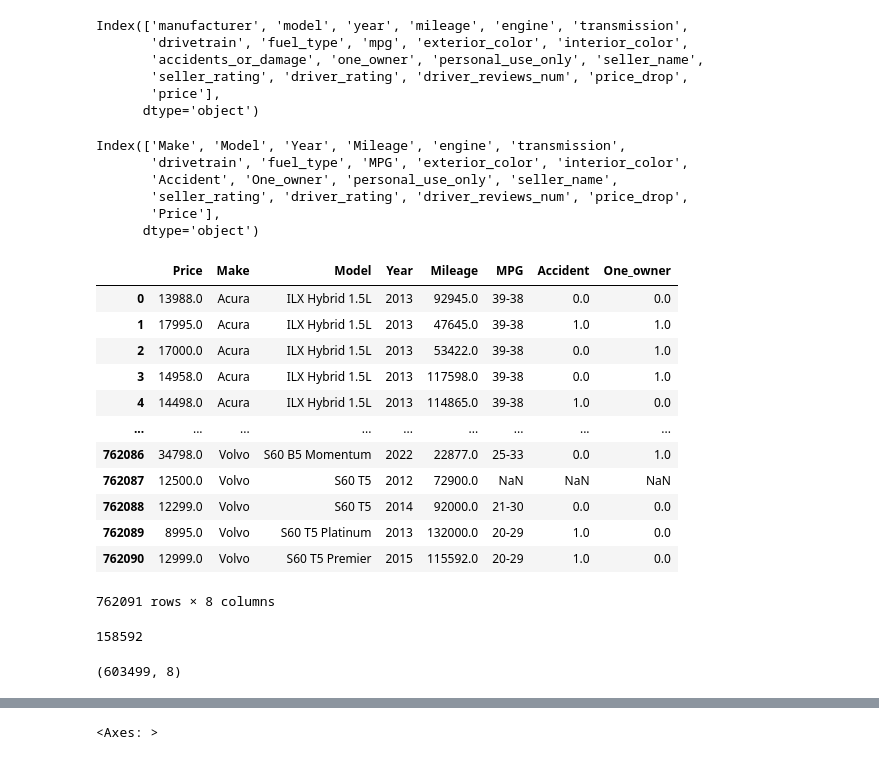
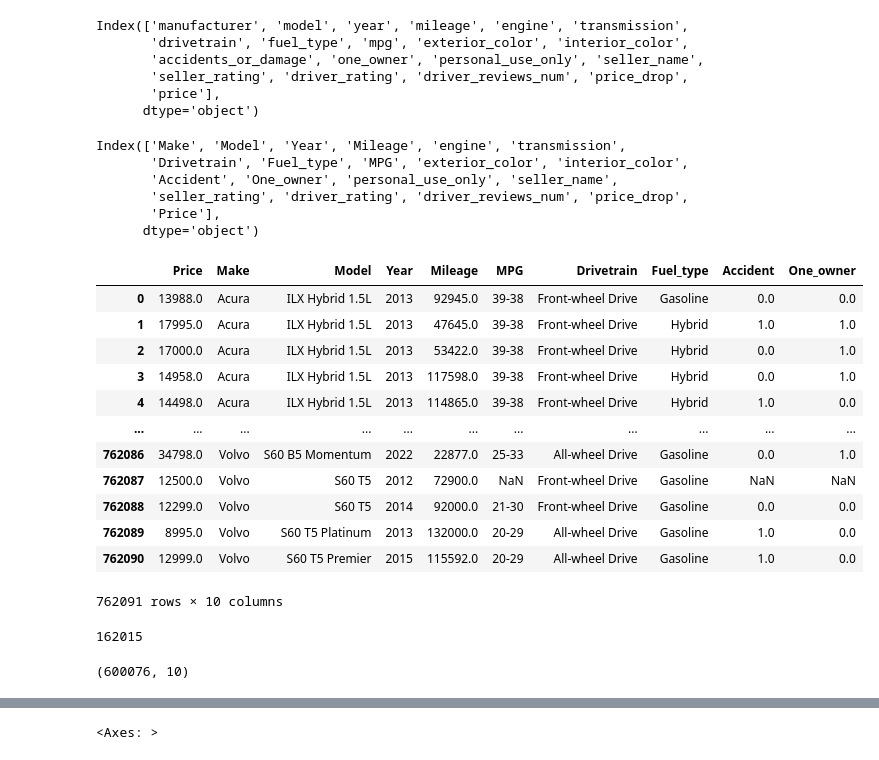
Before and after one commit to hrizwan3/AutoAvenue, a Jupyter notebook: CIS550_EDA.ipynb, the cells around one changed output, grey strips where cells are left out. Cells and saved outputs as stored; diff of their text form; code cells hidden in the pictures.

```diff
--- a/CIS550_EDA.ipynb
+++ b/CIS550_EDA.ipynb
@@ -96,6 +96,8 @@ uc_cols_map = {
     'mileage' : 'Mileage',
     'mpg' : 'MPG',
     'price' : 'Price',
+    'drivetrain' : 'Drivetrain',
+    'fuel_type' : 'Fuel_type',
     'accidents_or_damage': 'Accident',
     'one_owner': 'One_owner'
 }
@@ -103,40 +105,40 @@ uc_df = uc_df.rename(columns=uc_cols_map)
 uc_df.columns
 # %% [output]
 Index(['Make', 'Model', 'Year', 'Mileage', 'engine', 'transmission',
-       'drivetrain', 'fuel_type', 'MPG', 'exterior_color', 'interior_color',
+       'Drivetrain', 'Fuel_type', 'MPG', 'exterior_color', 'interior_color',
        'Accident', 'One_owner', 'personal_use_only', 'seller_name',
        'seller_rating', 'driver_rating', 'driver_reviews_num', 'price_drop',
        'Price'],
       dtype='object')
 # %%
-uc_cols = ['Price', 'Make', 'Model', 'Year', 'Mileage', 'MPG', 'Accident', 'One_owner']
+uc_cols = ['Price', 'Make', 'Model', 'Year', 'Mileage', 'MPG', 'Drivetrain', 'Fuel_type','Accident', 'One_owner']
 uc_df = uc_df[uc_cols]
 uc_df
 # %% [output]
-|  | Price | Make | Model | Year | Mileage | MPG | Accident | One_owner |
-| 0 | 13988.0 | Acura | ILX Hybrid 1.5L | 2013 | 92945.0 | 39-38 | 0.0 | 0.0 |
-| 1 | 17995.0 | Acura | ILX Hybrid 1.5L | 2013 | 47645.0 | 39-38 | 1.0 | 1.0 |
-| 2 | 17000.0 | Acura | ILX Hybrid 1.5L | 2013 | 53422.0 | 39-38 | 0.0 | 1.0 |
-| 3 | 14958.0 | Acura | ILX Hybrid 1.5L | 2013 | 117598.0 | 39-38 | 0.0 | 1.0 |
-| 4 | 14498.0 | Acura | ILX Hybrid 1.5L | 2013 | 114865.0 | 39-38 | 1.0 | 0.0 |
-| ... | ... | ... | ... | ... | ... | ... | ... | ... |
-| 762086 | 34798.0 | Volvo | S60 B5 Momentum | 2022 | 22877.0 | 25-33 | 0.0 | 1.0 |
-| 762087 | 12500.0 | Volvo | S60 T5 | 2012 | 72900.0 | NaN | NaN | NaN |
-| 762088 | 12299.0 | Volvo | S60 T5 | 2014 | 92000.0 | 21-30 | 0.0 | 0.0 |
-| 762089 | 8995.0 | Volvo | S60 T5 Platinum | 2013 | 132000.0 | 20-29 | 1.0 | 0.0 |
-| 762090 | 12999.0 | Volvo | S60 T5 Premier | 2015 | 115592.0 | 20-29 | 1.0 | 0.0 |
+|  | Price | Make | Model | Year | Mileage | MPG | Drivetrain | Fuel_type | Accident | One_owner |
+| 0 | 13988.0 | Acura | ILX Hybrid 1.5L | 2013 | 92945.0 | 39-38 | Front-wheel Drive | Gasoline | 0.0 | 0.0 |
+| 1 | 17995.0 | Acura | ILX Hybrid 1.5L | 2013 | 47645.0 | 39-38 | Front-wheel Drive | Hybrid | 1.0 | 1.0 |
+| 2 | 17000.0 | Acura | ILX Hybrid 1.5L | 2013 | 53422.0 | 39-38 | Front-wheel Drive | Hybrid | 0.0 | 1.0 |
+| 3 | 14958.0 | Acura | ILX Hybrid 1.5L | 2013 | 117598.0 | 39-38 | Front-wheel Drive | Hybrid | 0.0 | 1.0 |
+| 4 | 14498.0 | Acura | ILX Hybrid 1.5L | 2013 | 114865.0 | 39-38 | Front-wheel Drive | Hybrid | 1.0 | 0.0 |
+| ... | ... | ... | ... | ... | ... | ... | ... | ... | ... | ... |
+| 762086 | 34798.0 | Volvo | S60 B5 Momentum | 2022 | 22877.0 | 25-33 | All-wheel Drive | Gasoline | 0.0 | 1.0 |
+| 762087 | 12500.0 | Volvo | S60 T5 | 2012 | 72900.0 | NaN | Front-wheel Drive | Gasoline | NaN | NaN |
+| 762088 | 12299.0 | Volvo | S60 T5 | 2014 | 92000.0 | 21-30 | Front-wheel Drive | Gasoline | 0.0 | 0.0 |
+| 762089 | 8995.0 | Volvo | S60 T5 Platinum | 2013 | 132000.0 | 20-29 | All-wheel Drive | Gasoline | 1.0 | 0.0 |
+| 762090 | 12999.0 | Volvo | S60 T5 Premier | 2015 | 115592.0 | 20-29 | All-wheel Drive | Gasoline | 1.0 | 0.0 |
-762091 rows × 8 columns
+762091 rows × 10 columns
 # %%
 # number of null values
 uc_df.isnull().any(axis=1).sum()
 # %% [output]
-158592
+162015
 # %%
 # Drop nulls
 uc_df = uc_df.dropna()
 uc_df.shape
 # %% [output]
-(603499, 8)
+(600076, 10)
 # %%
 uc_df.dtypes
 # %% [output]
```
Also changed, not shown: parts of 56 cells of this notebook.
